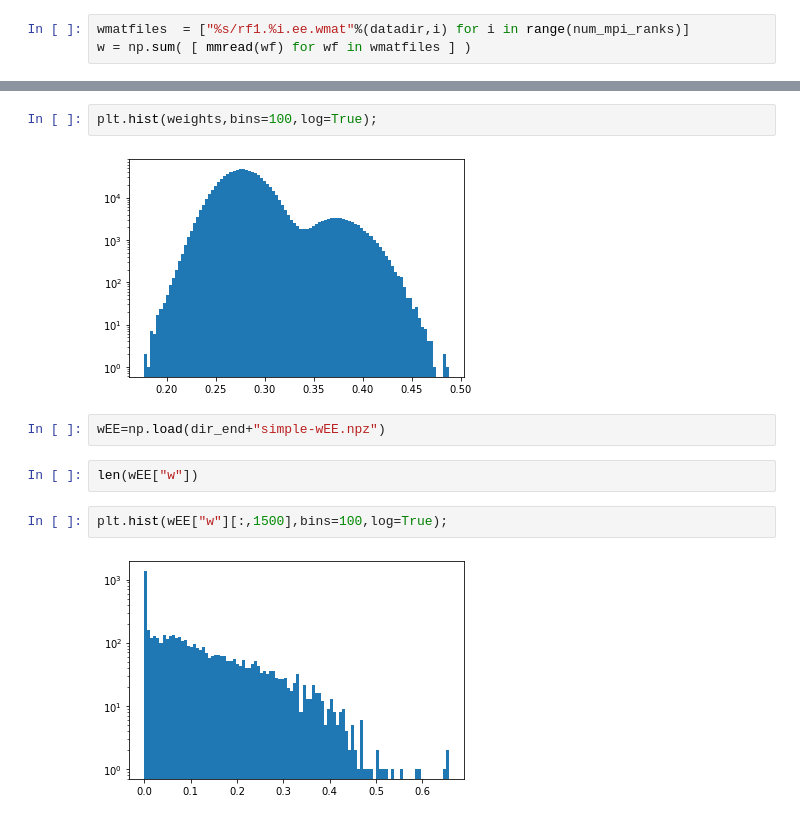
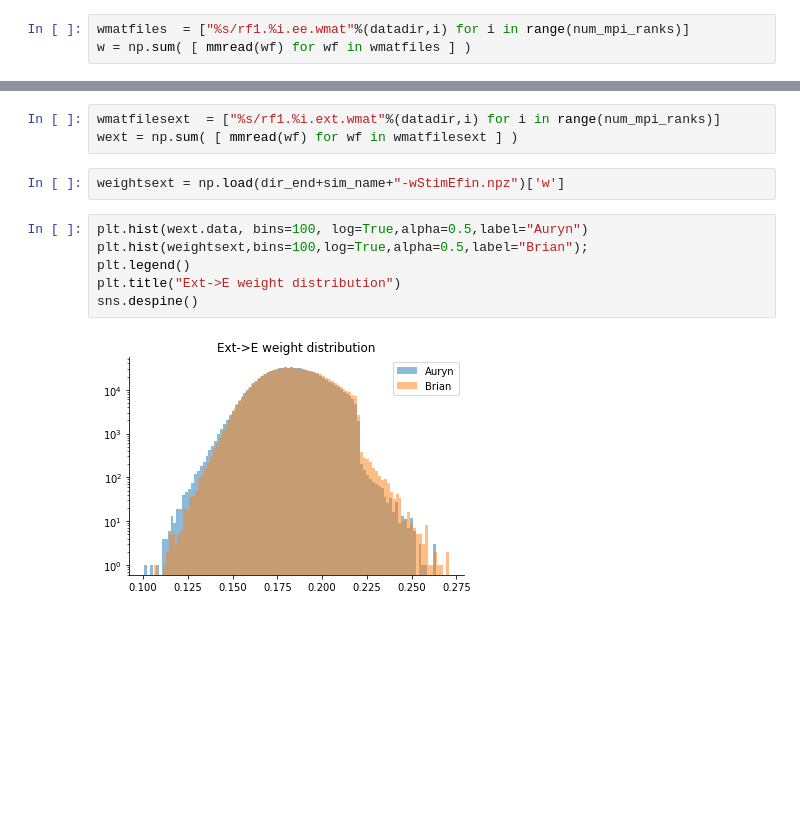
Before and after one commit to Saighi/Brian2_pub2015zenke, a Jupyter notebook: ana.ipynb, the cells around one changed output, grey strips where cells are left out. Cells and saved outputs as stored; diff of their text form; blank space fills up the shorter version.

```diff
--- a/ana.ipynb
+++ b/ana.ipynb
@@ -136,12 +148,13 @@ sns.despine()
-# %%
-plt.hist(weights,bins=100,log=True);
-# %% [output]
-[figure, removed]
+# %%
+wmatfilesext  = ["%s/rf1.%i.ext.wmat"%(datadir,i) for i in range(num_mpi_ranks)]
+wext = np.sum( [ mmread(wf) for wf in wmatfilesext ] )
 # %%
-wEE=np.load(dir_end+"simple-wEE.npz")
+weightsext = np.load(dir_end+sim_name+"-wStimEfin.npz")['w']
-# %%
-len(wEE["w"])
-# %%
-plt.hist(wEE["w"][:,1500],bins=100,log=True);
-# %% [output]
-[figure, removed]
+# %%
+plt.hist(wext.data, bins=100, log=True,alpha=0.5,label="Auryn")
+plt.hist(weightsext,bins=100,log=True,alpha=0.5,label="Brian");
+plt.legend()
+plt.title("Ext->E weight distribution")
+sns.despine()
+# %% [output]
+[figure, added]
```
Also changed, not shown: parts of 12 cells of this notebook, 5 other files.
